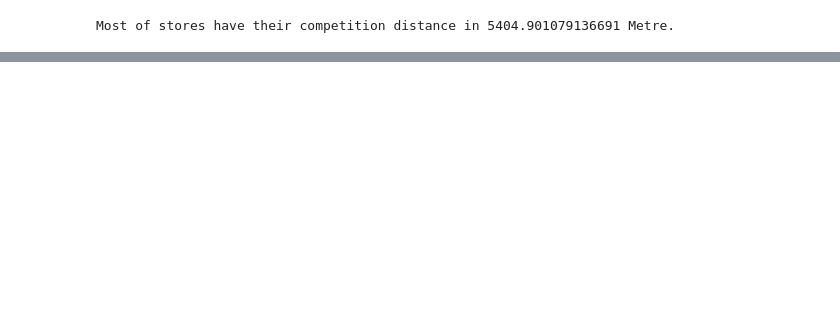
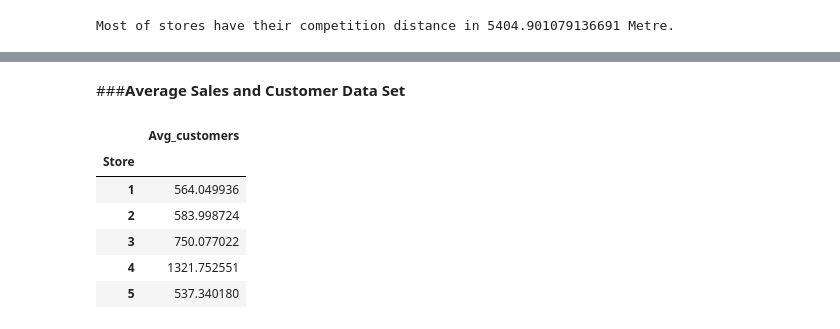
Before and after one commit to shubham-hub/Rossmann-Sales-Prediction, a Jupyter notebook: Capstone_Project_2_Shubham_Chavhan.ipynb, the cells around one changed output, grey strips where cells are left out. Drawn from its saved outputs; the diff is of its cells as text; code cells hidden in the pictures; blank space fills up the shorter version.

```diff
--- a/Capstone_Project_2_Shubham_Chavhan.ipynb
+++ b/Capstone_Project_2_Shubham_Chavhan.ipynb
@@ -402,0 +515,2 @@ plt.show()
+# %% [markdown]
+###**Average Sales and Customer Data Set**
@@ -402,0 +523,10 @@ plt.show()
+# %%
+Avg_customer_df.head()
+# %% [output]
+|  | Avg_customers |
+| Store |  |
+| 1 | 564.049936 |
+| 2 | 583.998724 |
+| 3 | 750.077022 |
+| 4 | 1321.752551 |
+| 5 | 537.340180 |
```
Also changed, not shown: parts of 73 cells of this notebook.
